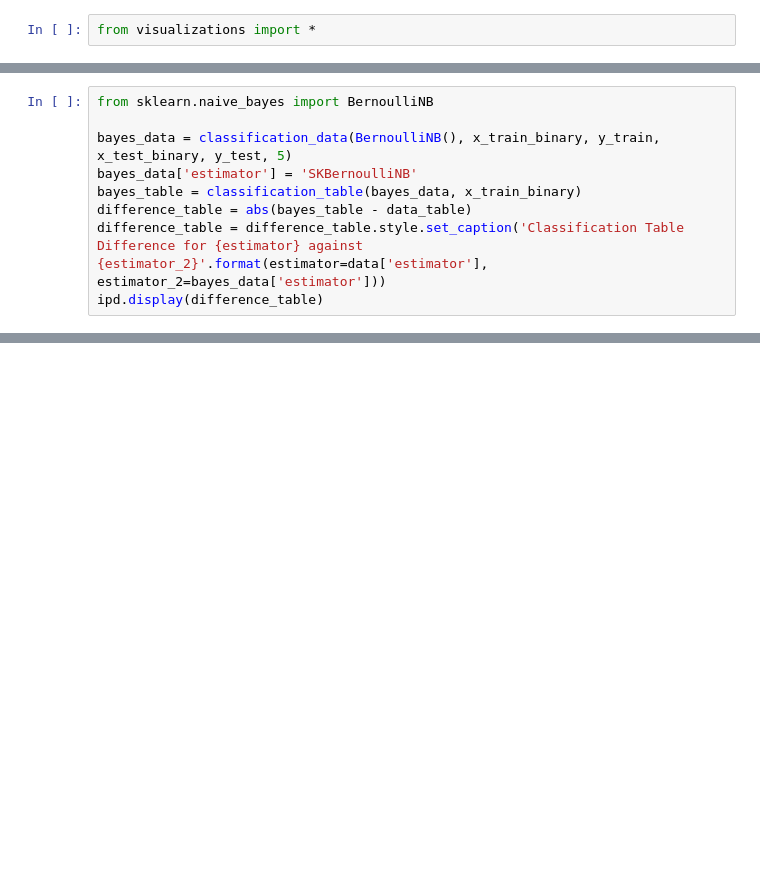
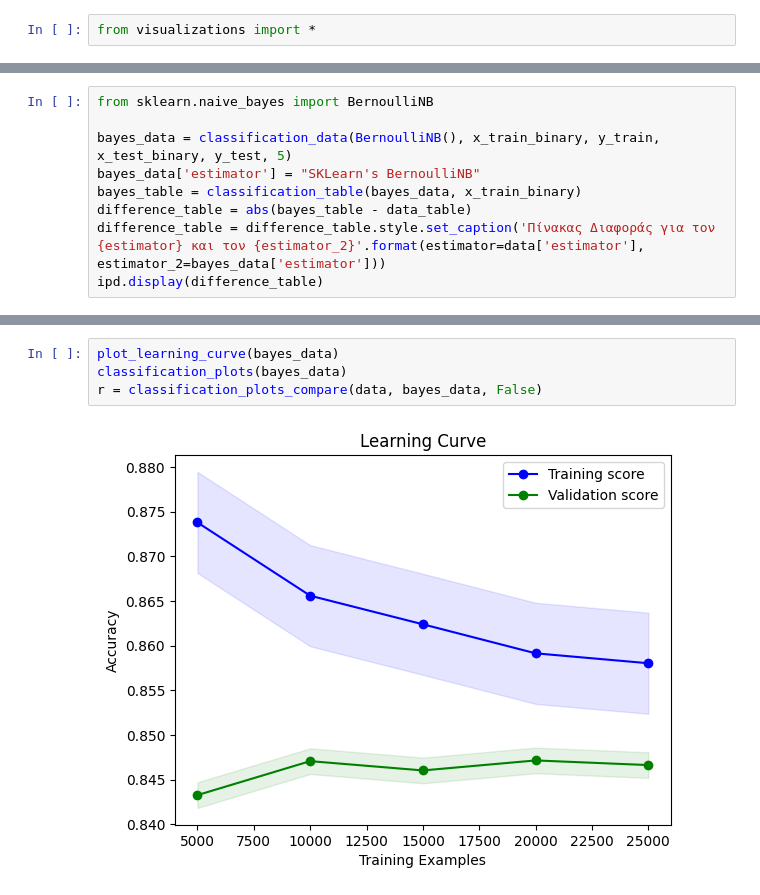
Before and after one commit to MariaSchoinaki/Imdb-classification-ML, a Jupyter notebook: src/naive_bayes.ipynb, the cells around one changed output, grey strips where cells are left out. Saved outputs shown, nothing was run; the diff lists cells and outputs as text; blank space fills up the shorter version.

```diff
--- a/src/naive_bayes.ipynb
+++ b/src/naive_bayes.ipynb
@@ -170,9 +180,9 @@ plot_learning_curve(data)
 from sklearn.naive_bayes import BernoulliNB
 
 bayes_data = classification_data(BernoulliNB(), x_train_binary, y_train, x_test_binary, y_test, 5)
-bayes_data['estimator'] = 'SKBernoulliNB'
+bayes_data['estimator'] = "SKLearn's BernoulliNB"
 bayes_table = classification_table(bayes_data, x_train_binary)
 difference_table = abs(bayes_table - data_table)
-difference_table = difference_table.style.set_caption('Classification Table Difference for {estimator} against {estimator_2}'.format(estimator=data['estimator'], estimator_2=bayes_data['estimator']))
+difference_table = difference_table.style.set_caption('Πίνακας Διαφοράς για τον {estimator} και τον {estimator_2}'.format(estimator=data['estimator'], estimator_2=bayes_data['estimator']))
 ipd.display(difference_table)
 # %% [output]
@@ -183,3 +193,9 @@ Classification Table Difference for BernoulliNaiveBayes against SKBernoulliNB
 | 15000 | 0.000000 | 0.000000 | 0.000000 | 0.000000 | 0.000000 | 0.000000 | 0.000000 | ... |
 | 20000 | 0.000000 | 0.000000 | 0.000000 | 0.000000 | 0.000000 | 0.000000 | 0.000000 | ... |
 | 25000 | 0.000000 | 0.000000 | 0.000000 | 0.000000 | 0.000000 | 0.000000 | 0.000000 | ... |
+# %%
+plot_learning_curve(bayes_data)
+classification_plots(bayes_data)
+r = classification_plots_compare(data, bayes_data, False)
+# %% [output]
+[figure, added]
```
Also changed, not shown: parts of 18 cells of this notebook.
